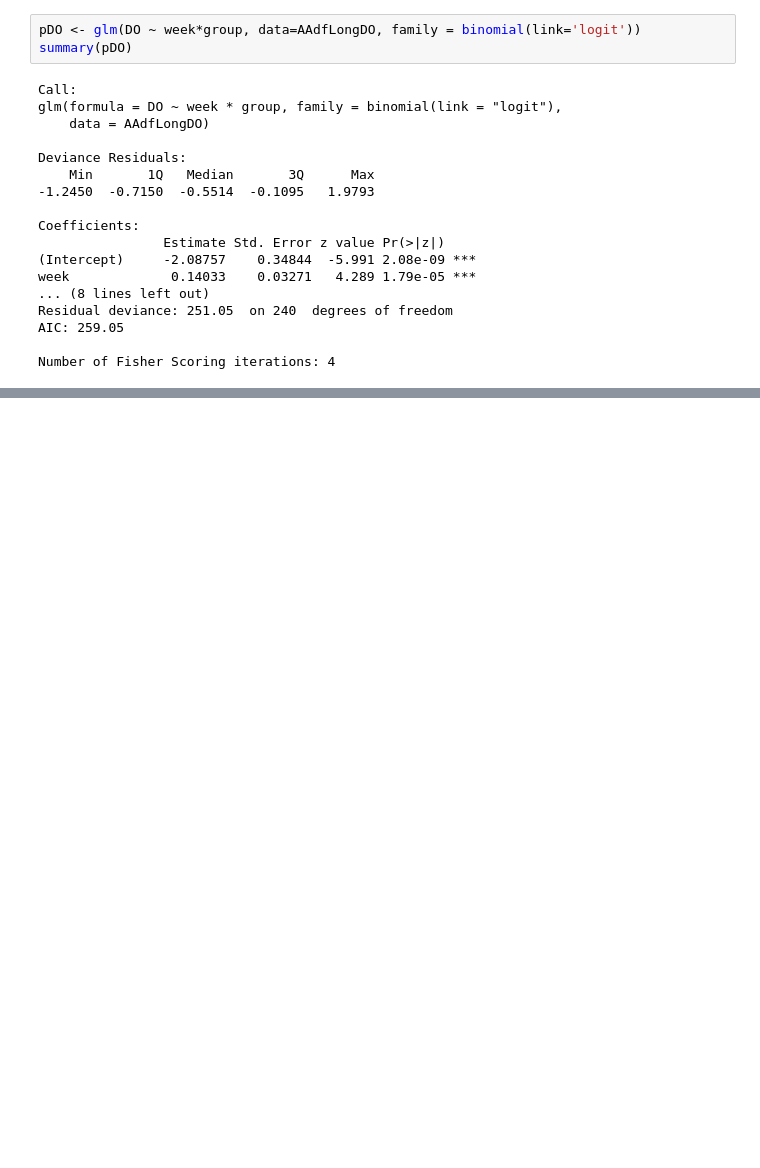
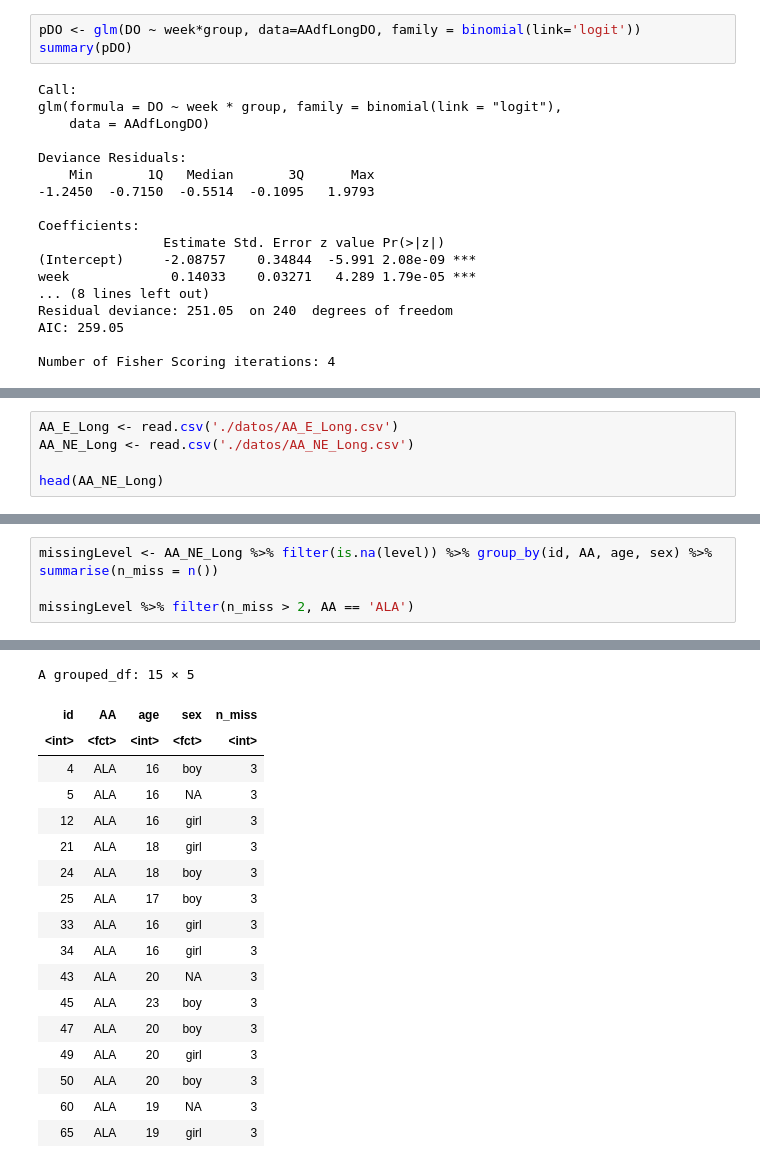
Before and after one commit to notblank/AA-leche-humana, a Jupyter notebook: Dropout patterns.ipynb, the cells around one changed output, grey strips where cells are left out. Cells and saved outputs as stored; diff of their text form; blank space fills up the shorter version.

Commit message:
Missing at Random arguments

```diff
--- a/Dropout patterns.ipynb
+++ b/Dropout patterns.ipynb
@@ -241,0 +244,5 @@ Number of Fisher Scoring iterations: 4
+# %%
+AA_E_Long <- read.csv('./datos/AA_E_Long.csv')
+AA_NE_Long <- read.csv('./datos/AA_NE_Long.csv')
+
+head(AA_NE_Long)
@@ -241,0 +259,5 @@ Number of Fisher Scoring iterations: 4
+# %%
+missingLevel <- AA_NE_Long %>% filter(is.na(level)) %>% group_by(id, AA, age, sex) %>% summarise(n_miss = n())
+
+missingLevel %>% filter(n_miss > 2, AA == 'ALA')
+# %% [output]
@@ -241,0 +266,18 @@ Number of Fisher Scoring iterations: 4
+A grouped_df: 15 × 5
+| id | AA | age | sex | n_miss |
+| <int> | <fct> | <int> | <fct> | <int> |
+| 4 | ALA | 16 | boy | 3 |
+| 5 | ALA | 16 | NA | 3 |
+| 12 | ALA | 16 | girl | 3 |
+| 21 | ALA | 18 | girl | 3 |
+| 24 | ALA | 18 | boy | 3 |
+| 25 | ALA | 17 | boy | 3 |
+| 33 | ALA | 16 | girl | 3 |
+| 34 | ALA | 16 | girl | 3 |
+| 43 | ALA | 20 | NA | 3 |
+| 45 | ALA | 23 | boy | 3 |
+| 47 | ALA | 20 | boy | 3 |
+| 49 | ALA | 20 | girl | 3 |
+| 50 | ALA | 20 | boy | 3 |
+| 60 | ALA | 19 | NA | 3 |
+| 65 | ALA | 19 | girl | 3 |
```
Also changed, not shown: parts of 3 cells of this notebook, 1 other file.
